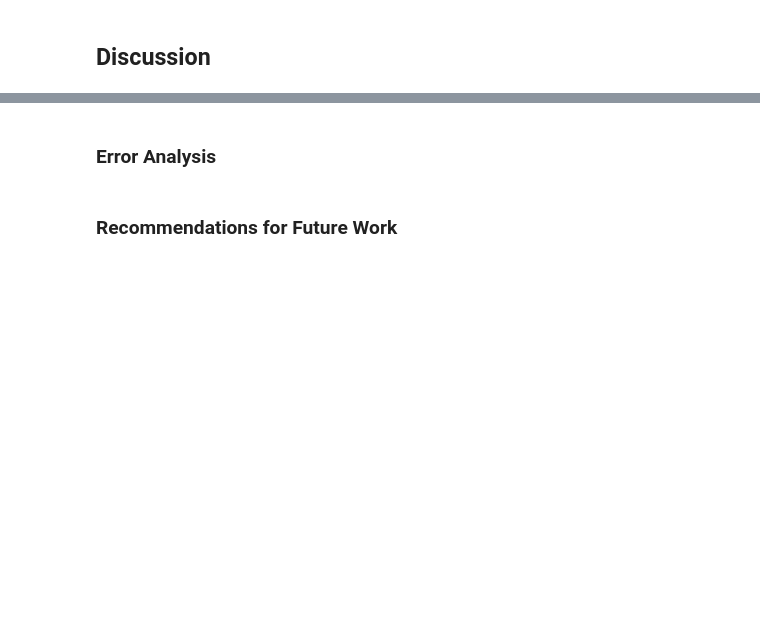
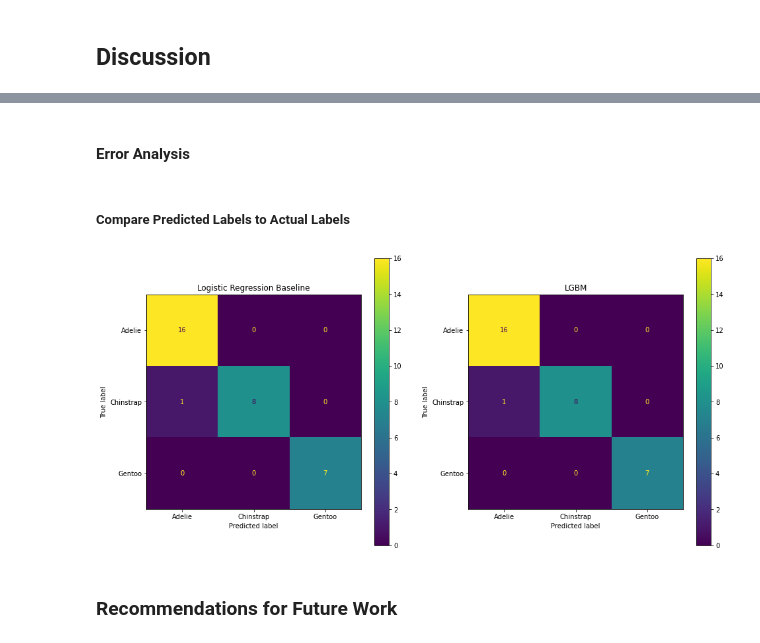
Before and after one commit to emekdahl/machine_learning_template, a Jupyter notebook: machine_learning_template.ipynb, the cells around one changed output, grey strips where cells are left out. Cells and saved outputs as stored; diff of their text form; code cells hidden in the pictures; blank space fills up the shorter version.

```diff
--- a/machine_learning_template.ipynb
+++ b/machine_learning_template.ipynb
@@ -1119,5 +1218,16 @@ model_tracker.sort_values(by="accuracy", ascending=False)
 # %% [markdown]
-### Error Analysis
+#### Error Analysis
+# %% [markdown]
+##### Compare Predicted Labels to Actual Labels
+# %%
+fig, (axs1, axs2) = plt.subplots(1, 2, figsize=(16, 8))
+ConfusionMatrixDisplay.from_estimator(lr_model, X_val, y_val, ax=axs1)
+ConfusionMatrixDisplay.from_estimator(xgb_model, X_val, y_val, ax=axs2)
+axs1.set_title("Logistic Regression Baseline")
+axs2.set_title("LGBM")
+plt.show()
+# %% [output]
+[figure, added]
 # %% [markdown]
 ### Recommendations for Future Work
 # %% [markdown]
```
Also changed, not shown: parts of 32 cells of this notebook.
